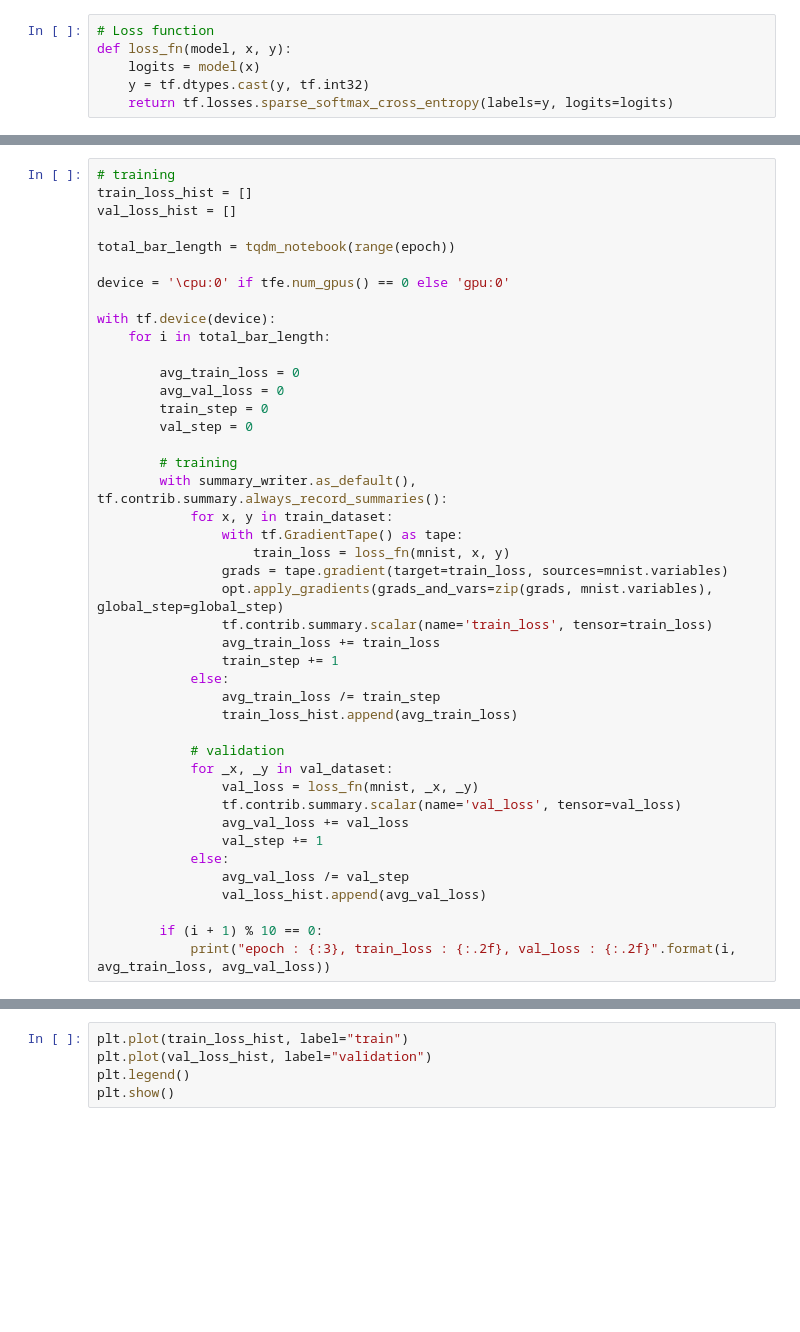
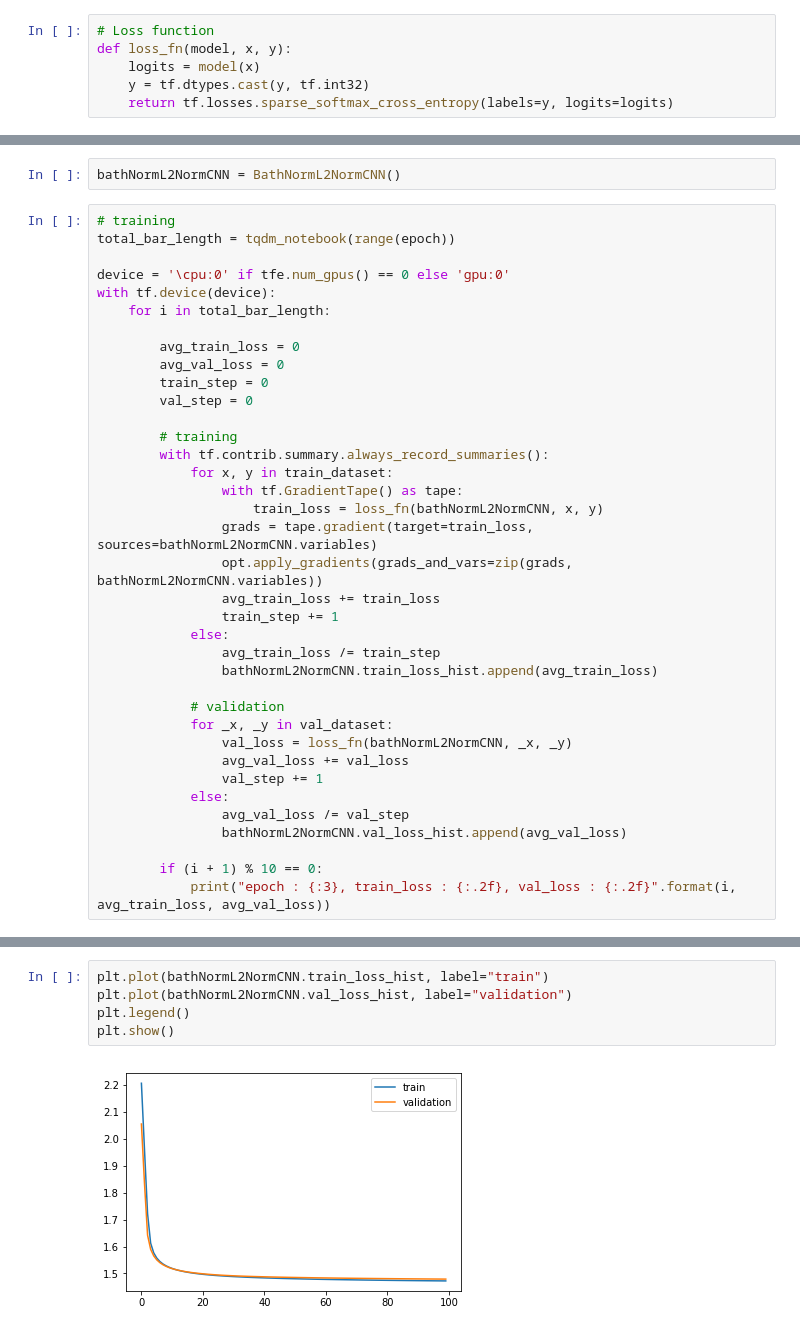
Before and after one commit to ssaru/TIL, a Jupyter notebook: Artificial_Intelligence/Deep_Learning/CS20_TF/20190114_batchNormNl2Penalty_keras_tf_data_eager.ipynb, the cells around one changed output, grey strips where cells are left out. Drawn from its saved outputs; the diff is of its cells as text; blank space fills up the shorter version.

```diff
--- a/Artificial_Intelligence/Deep_Learning/CS20_TF/20190114_batchNormNl2Penalty_keras_tf_data_eager.ipynb
+++ b/Artificial_Intelligence/Deep_Learning/CS20_TF/20190114_batchNormNl2Penalty_keras_tf_data_eager.ipynb
@@ -88,12 +119,10 @@ mnist = CNNClassifier()
+# %%
+bathNormL2NormCNN = BathNormL2NormCNN()
 # %%
 # training
-train_loss_hist = []
-val_loss_hist = []
-
 total_bar_length = tqdm_notebook(range(epoch))
 
 device = '\cpu:0' if tfe.num_gpus() == 0 else 'gpu:0'
-
 with tf.device(device):
     for i in total_bar_length:
 
@@ -103,28 +132,26 @@ with tf.device(device):
         val_step = 0
 
         # training
-        with summary_writer.as_default(), tf.contrib.summary.always_record_summaries():
+        with tf.contrib.summary.always_record_summaries():
             for x, y in train_dataset:
                 with tf.GradientTape() as tape:
-                    train_loss = loss_fn(mnist, x, y)
-                grads = tape.gradient(target=train_loss, sources=mnist.variables)
-                opt.apply_gradients(grads_and_vars=zip(grads, mnist.variables), global_step=global_step)
-                tf.contrib.summary.scalar(name='train_loss', tensor=train_loss)
+                    train_loss = loss_fn(bathNormL2NormCNN, x, y)
+                grads = tape.gradient(target=train_loss, sources=bathNormL2NormCNN.variables)
+                opt.apply_gradients(grads_and_vars=zip(grads, bathNormL2NormCNN.variables))
                 avg_train_loss += train_loss
                 train_step += 1
             else:
                 avg_train_loss /= train_step
-                train_loss_hist.append(avg_train_loss)
+                bathNormL2NormCNN.train_loss_hist.append(avg_train_loss)
 
             # validation
             for _x, _y in val_dataset:
-                val_loss = loss_fn(mnist, _x, _y)
-                tf.contrib.summary.scalar(name='val_loss', tensor=val_loss)
+                val_loss = loss_fn(bathNormL2NormCNN, _x, _y)
                 avg_val_loss += val_loss
                 val_step += 1
             else:
                 avg_val_loss /= val_step
-                val_loss_hist.append(avg_val_loss)
+                bathNormL2NormCNN.val_loss_hist.append(avg_val_loss)
 
         if (i + 1) % 10 == 0:
             print("epoch : {:3}, train_loss : {:.2f}, val_loss : {:.2f}".format(i, avg_train_loss, avg_val_loss))
@@ -131,8 +170,10 @@ with tf.device(device):
 # %%
-plt.plot(train_loss_hist, label="train")
-plt.plot(val_loss_hist, label="validation")
+plt.plot(bathNormL2NormCNN.train_loss_hist, label="train")
+plt.plot(bathNormL2NormCNN.val_loss_hist, label="validation")
 plt.legend()
 plt.show()
+# %% [output]
+[figure, added]
 # %%
 scores = list()
 yhat = list()
```
Also changed, not shown: parts of 29 cells of this notebook.
